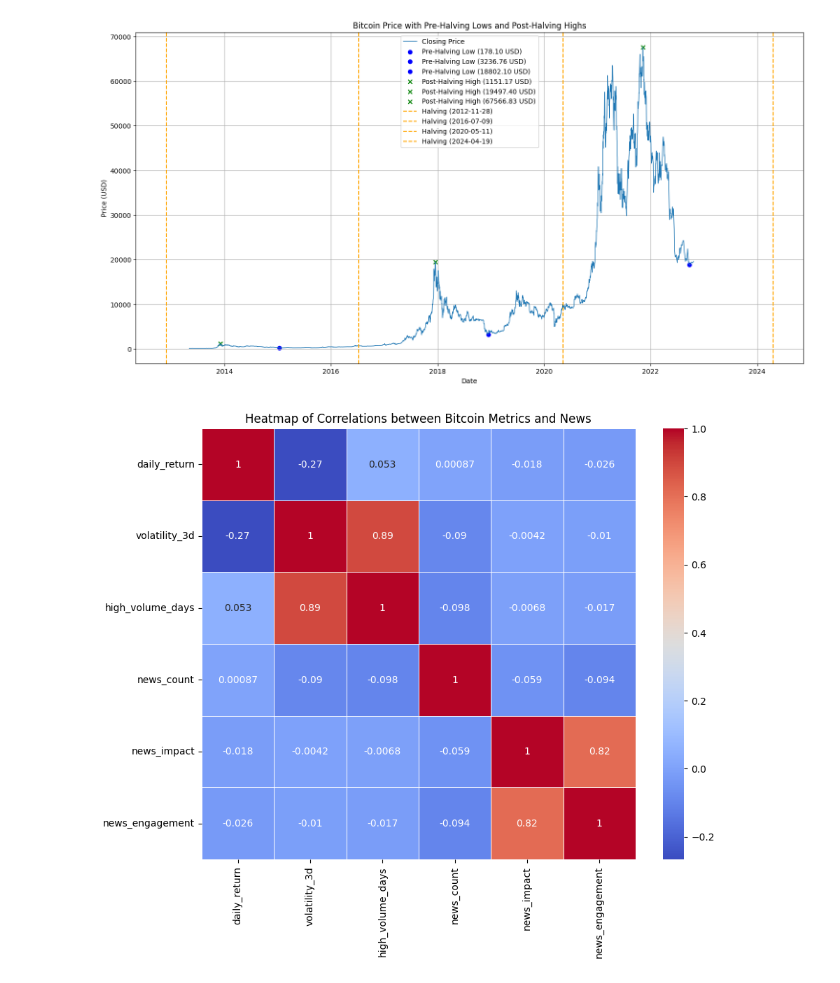
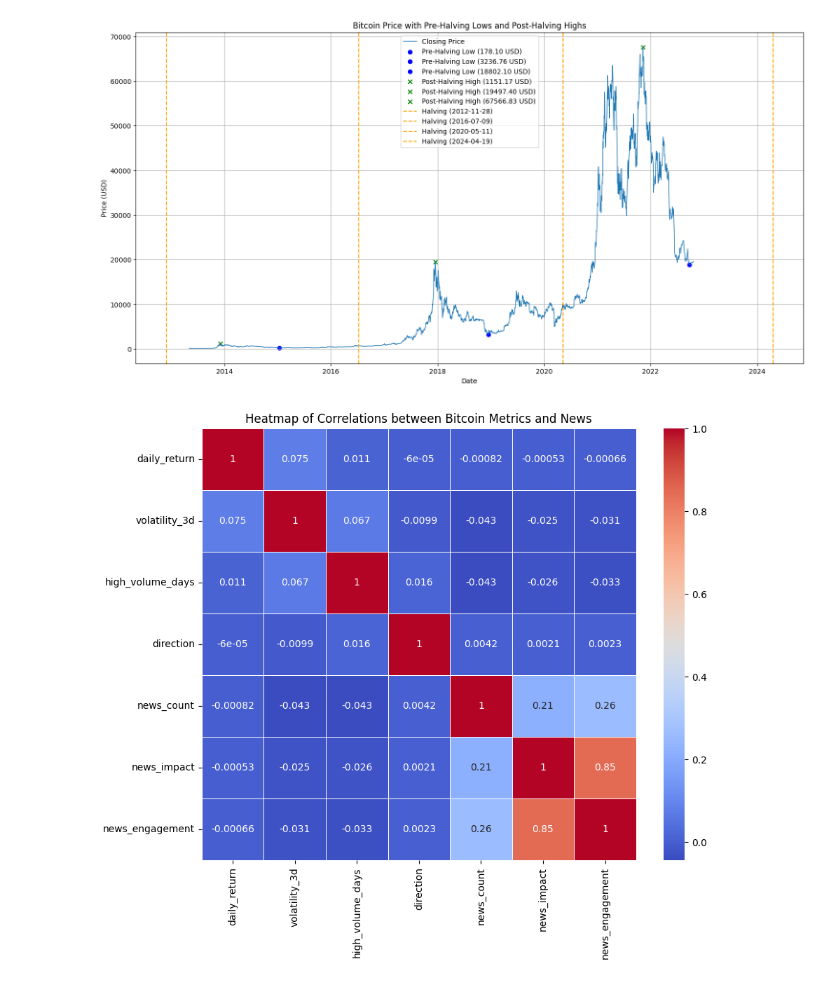
Before and after one commit to riccardoscut/riccardoscut, a Jupyter notebook: CrypToData-1.ipynb, the cells around one changed output. Saved outputs shown, nothing was run; the diff lists cells and outputs as text; code cells hidden in the pictures.

```diff
--- a/CrypToData-1.ipynb
+++ b/CrypToData-1.ipynb
@@ -4,6 +4,7 @@ import pandas as pd
 import matplotlib.pyplot as plt
 import seaborn as sns
 from wordcloud import WordCloud
+import numpy as np
 
 # Load the datasets
 prices_df = pd.read_csv('dataset.csv')
@@ -151,17 +152,18 @@ news_df['engagement'] = (news_df['liked'] * news_df['adjusted_important']) - (ne
 # Sum the impact per day
 news_daily_impact = news_df['impact'].resample('D').sum()
 news_daily_engagement = news_df['engagement'].resample('D').sum()
-high_volume_days = bitcoin_df[bitcoin_df['volume'] > volume_threshold].resample('D').sum()
+high_volume_days = high_volume_days['volume'].resample('D').sum()
+direction = bitcoin_df['direction'].map({'Positive': 1, 'Negative': -1}).resample('D').sum()
 
-# Combine Bitcoin metrics and news metrics into a single DataFrame
 combined_df = pd.DataFrame({
-    'daily_return': bitcoin_df['daily_return'],
-    'volatility_3d': bitcoin_df['volatility_3d'],
-    'high_volume_days': bitcoin_df['volume'],
+    'daily_return': significant_changes['daily_return'].resample('D').sum(),
+    'volatility_3d': high_volatility['volatility_3d'].resample('D').sum(),
+    'high_volume_days': high_volume_days,
+    'direction': direction,
     'news_count': news_daily_count,
     'news_impact': news_daily_impact,
     'news_engagement': news_daily_engagement
-}).fillna(0)  # Fill NaN values with 0
+}).fillna(0)
 
 # Calculate the correlation matrix
 correlation_matrix = combined_df.corr()
@@ -182,8 +184,7 @@ plt.show()
 # -------------------------------
 
 # Combine all significant days into one DataFrame
-significant_days = pd.concat([high_volatility, significant_changes, high_volume_days])
-significant_days = significant_days.sort_index().drop_duplicates()
+significant_days = pd.concat([high_volatility, significant_changes, high_volume_days]).sort_index().drop_duplicates()
 
 # Extract the dates of the significant days
 significant_dates = significant_days.index.date
@@ -196,9 +197,9 @@ casual_words = [
     'the', 'a', 'in', 'per', 'rt', 'on', 'for', 'of', 'is', 'to', 'and', 'with',
     'you', 'are', 'we', 'as', 'our', 'this', 'will', 'at', 'be', 'your', 'by',
     'from', '-', 'has', 'that', 'have', '&amp;', 'can', 'it', 'an', 'about',
-    'how', 'us', 'get', 'what', 'been', "we're", 'here', 'than', '', ' ', 'rly',
+    'how', 'us', 'get', 'what', 'been', "we're", 'here', 'than', 'rly', 'their',
     '(2022-06-16)', '( 2022-06-16 )', 'S', 'did', 'amp', 'or', 'which', 'its',
-    't', 'why', 'any', 'after', 'ama', 'robo-01', 'these', 'i', 'hi', 'if', 'their'
+    't', 'why', 'any', 'after', 'ama', 'robo-01', 'these', 'i', 'hi', 'if'
 ]
 
 # Concatenate all the titles into a single string
@@ -217,31 +218,31 @@ plt.show()
 # Concatenate all the titles into a single string
 significant_titles_text = ' '.join(significant_news['title'].dropna().str.lower())
 
 # Generate word cloud while excluding the casual words
 wordcloud = WordCloud(stopwords=set(casual_words), width=800, height=400, background_color='white',colormap='viridis', max_words=30).generate(significant_titles_text)
 
 # Display the word cloud
 plt.figure(figsize=(12, 6))
 plt.imshow(wordcloud, interpolation='bilinear')
 plt.axis('off')
 plt.title('Word Cloud of News Titles on Significant Days')
 plt.show()
 # %% [output]
 [figure]
 A value is trying to be set on a copy of a slice from a DataFrame.
 Try using .loc[row_indexer,col_indexer] = value instead
 
 See the caveats in the documentation: https://pandas.pydata.org/pandas-docs/stable/user_guide/indexing.html#returning-a-view-versus-a-copy
   bitcoin_df['daily_return'] = bitcoin_df['close'].pct_change()
 A value is trying to be set on a copy of a slice from a DataFrame.
 Try using .loc[row_indexer,col_indexer] = value instead
 
 See the caveats in the documentation: https://pandas.pydata.org/pandas-docs/stable/user_guide/indexing.html#returning-a-view-versus-a-copy
   bitcoin_df['volatility_3d'] = bitcoin_df['daily_return'].rolling(window=3).std()
 A value is trying to be set on a copy of a slice from a DataFrame.
 Try using .loc[row_indexer,col_indexer] = value instead
 
 See the caveats in the documentation: https://pandas.pydata.org/pandas-docs/stable/user_guide/indexing.html#returning-a-view-versus-a-copy
   bitcoin_df['direction'] = bitcoin_df['daily_return'].apply(lambda x: 'Positive' if x > 0 else 'Negative')
 [figure]
-[figure, old version]
+[figure, new version]
```
Also changed, not shown: parts of 1 cell of this notebook.
